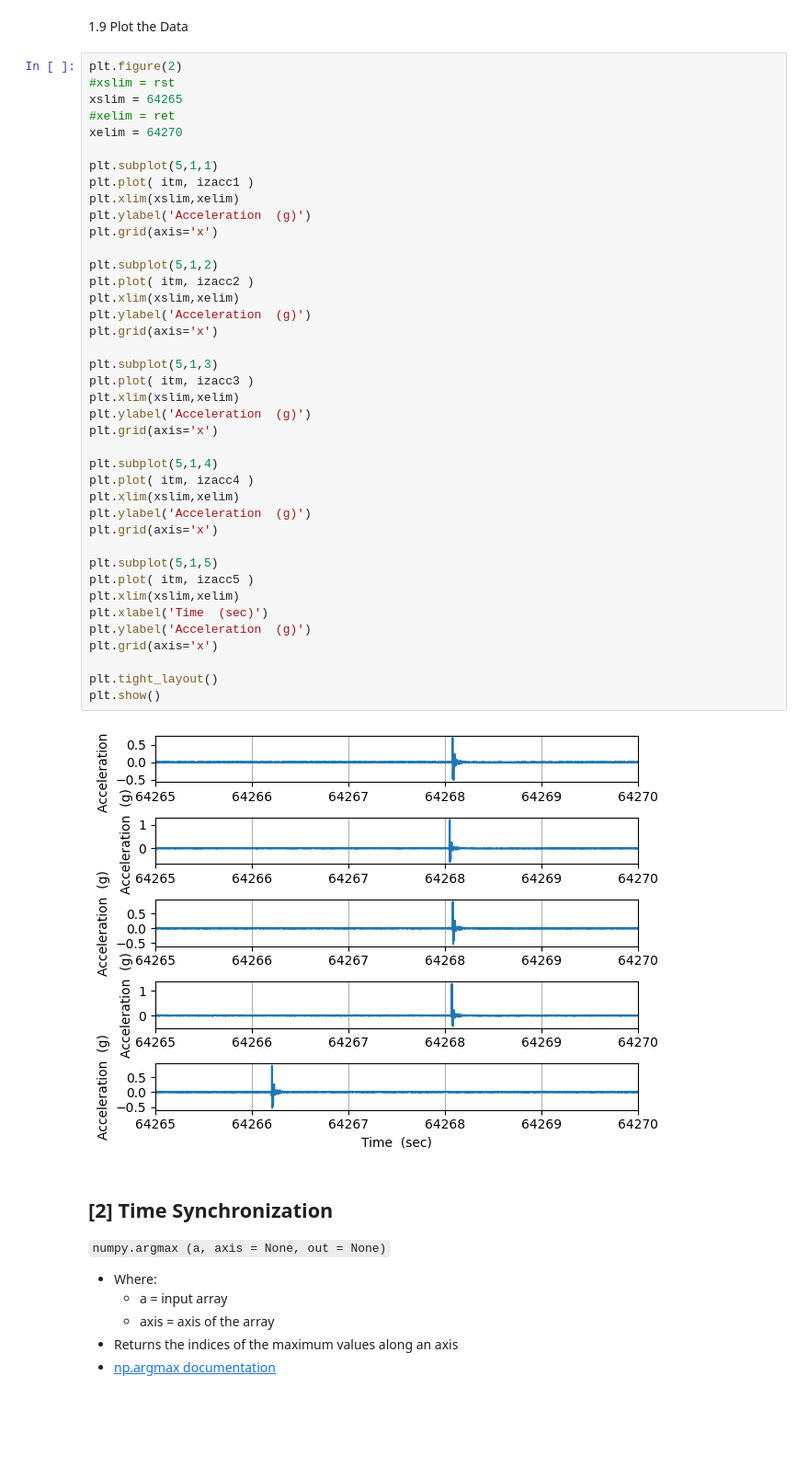
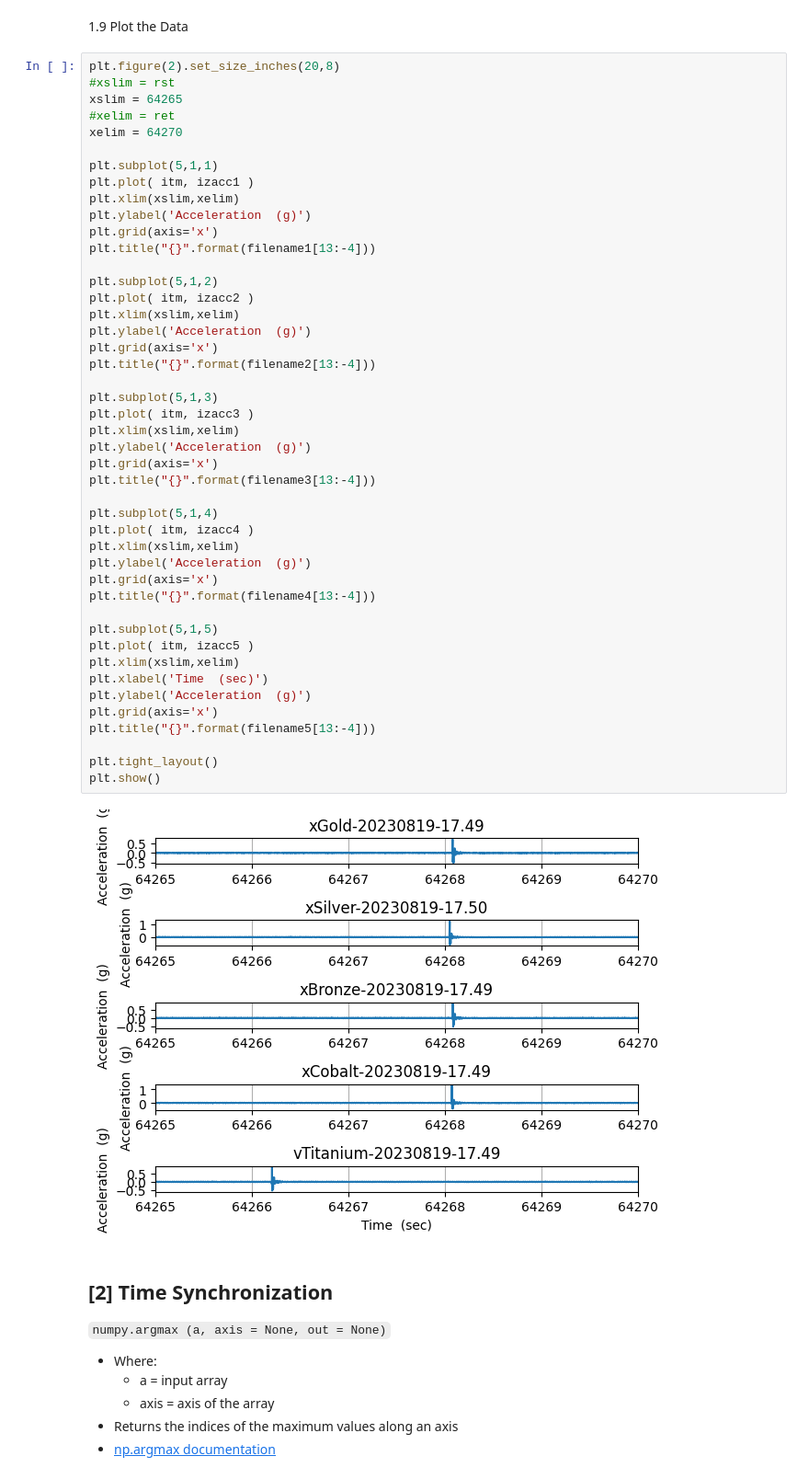
Before and after one commit to cscanolas/Psi, a Jupyter notebook: (1) Learning DSP/11DSP Time_Synchronization/11DSP Time_Synchronization_using_Correlation.ipynb, the cells around one changed output. Shown at 92% size. Drawn from its saved outputs; the diff is of its cells as text; blank space fills up the shorter version.

Commit message:
added titles

```diff
--- a/(1) Learning DSP/11DSP Time_Synchronization/11DSP Time_Synchronization_using_Correlation.ipynb
+++ b/(1) Learning DSP/11DSP Time_Synchronization/11DSP Time_Synchronization_using_Correlation.ipynb
@@ -124,7 +124,7 @@ izacc5 = testDat5.return_izacc_interp(itm)
 # %% [markdown]
 1.9 Plot the Data
 # %%
-plt.figure(2)
+plt.figure(2).set_size_inches(20,8)
 #xslim = rst
 xslim = 64265
 #xelim = ret
@@ -135,36 +135,41 @@ plt.plot( itm, izacc1 )
 plt.xlim(xslim,xelim)
 plt.ylabel('Acceleration  (g)')
 plt.grid(axis='x')
+plt.title("{}".format(filename1[13:-4]))
 
 plt.subplot(5,1,2)
 plt.plot( itm, izacc2 )
 plt.xlim(xslim,xelim)
 plt.ylabel('Acceleration  (g)')
 plt.grid(axis='x')
+plt.title("{}".format(filename2[13:-4]))
 
 plt.subplot(5,1,3)
 plt.plot( itm, izacc3 )
 plt.xlim(xslim,xelim)
 plt.ylabel('Acceleration  (g)')
 plt.grid(axis='x')
+plt.title("{}".format(filename3[13:-4]))
 
 plt.subplot(5,1,4)
 plt.plot( itm, izacc4 )
 plt.xlim(xslim,xelim)
 plt.ylabel('Acceleration  (g)')
 plt.grid(axis='x')
+plt.title("{}".format(filename4[13:-4]))
 
 plt.subplot(5,1,5)
 plt.plot( itm, izacc5 )
 plt.xlim(xslim,xelim)
 plt.xlabel('Time  (sec)')
 plt.ylabel('Acceleration  (g)')
 plt.grid(axis='x')
+plt.title("{}".format(filename5[13:-4]))
 
 plt.tight_layout()
 plt.show()
 # %% [output]
-[figure, old version]
+[figure, new version]
 # %% [markdown]
 ## **[2] Time Synchronization**
 
```
